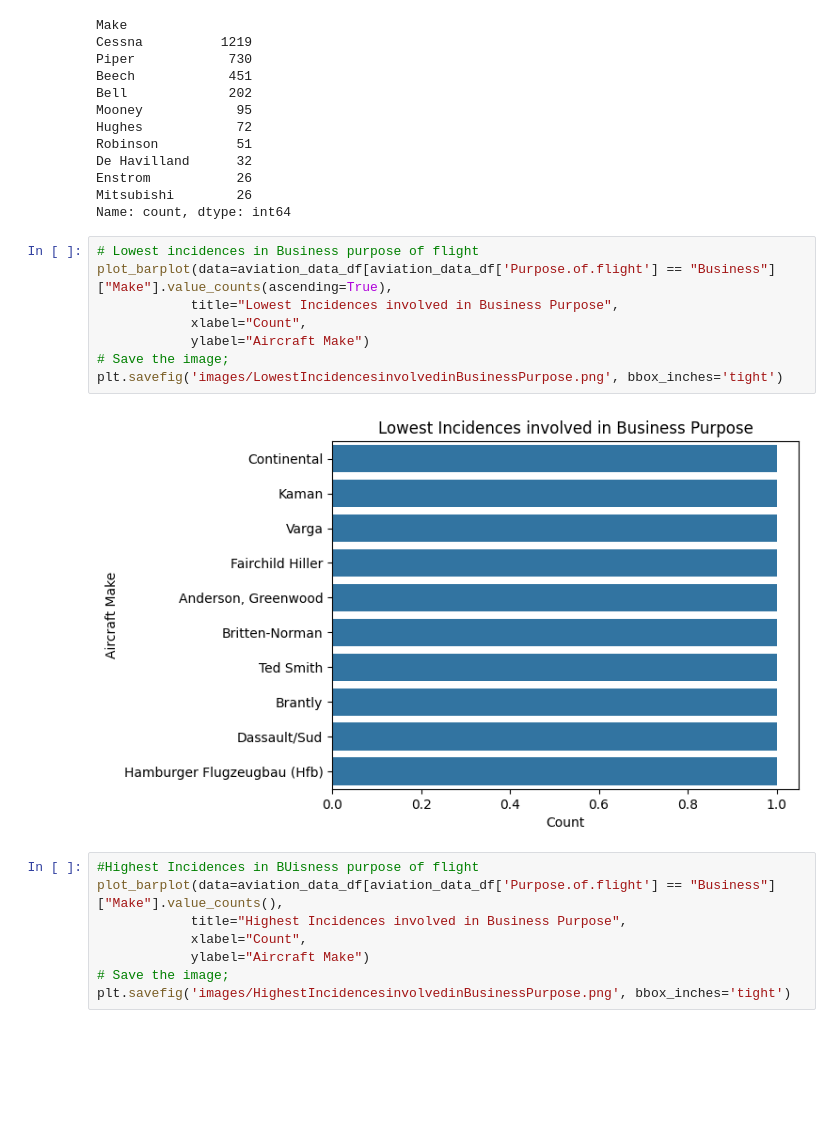
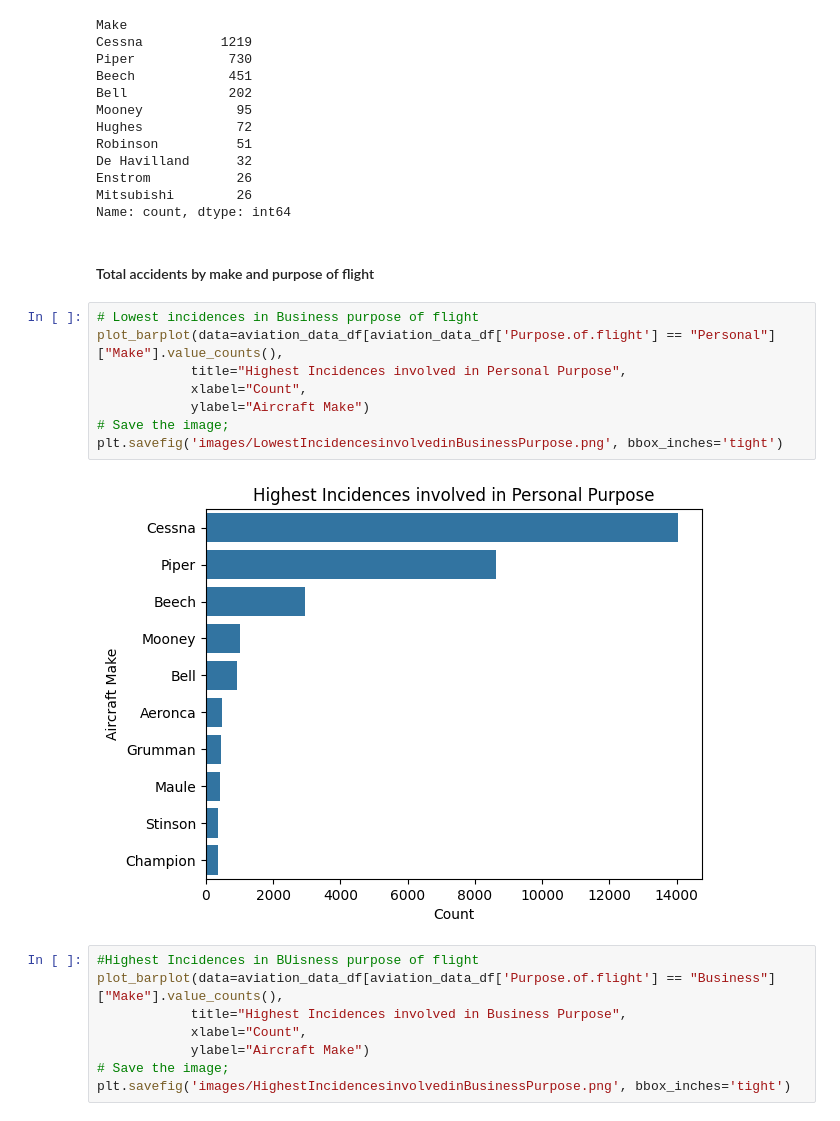
Before and after one commit to ntoitichristine/Phase_1_Project, a Jupyter notebook: phase_1_project_christinentoiti_updated.ipynb, the cells around one changed output. Cells and saved outputs as stored; diff of their text form; blank space fills up the shorter version.

```diff
--- a/phase_1_project_christinentoiti_updated.ipynb
+++ b/phase_1_project_christinentoiti_updated.ipynb
@@ -592,16 +597,18 @@ De Havilland      32
 Enstrom           26
 Mitsubishi        26
 Name: count, dtype: int64
+# %% [markdown]
+#### Total accidents by make and purpose of flight
 # %%
 # Lowest incidences in Business purpose of flight
-plot_barplot(data=aviation_data_df[aviation_data_df['Purpose.of.flight'] == "Business"]["Make"].value_counts(ascending=True),
-            title="Lowest Incidences involved in Business Purpose",
+plot_barplot(data=aviation_data_df[aviation_data_df['Purpose.of.flight'] == "Personal"]["Make"].value_counts(),
+            title="Highest Incidences involved in Personal Purpose",
             xlabel="Count",
             ylabel="Aircraft Make")
 # Save the image;
 plt.savefig('images/LowestIncidencesinvolvedinBusinessPurpose.png', bbox_inches='tight')
 # %% [output]
-[figure, old version]
+[figure, new version]
 # %%
 #Highest Incidences in BUisness purpose of flight
 plot_barplot(data=aviation_data_df[aviation_data_df['Purpose.of.flight'] == "Business"]["Make"].value_counts(),
```
Also changed, not shown: parts of 6 cells of this notebook, 2 other files.
